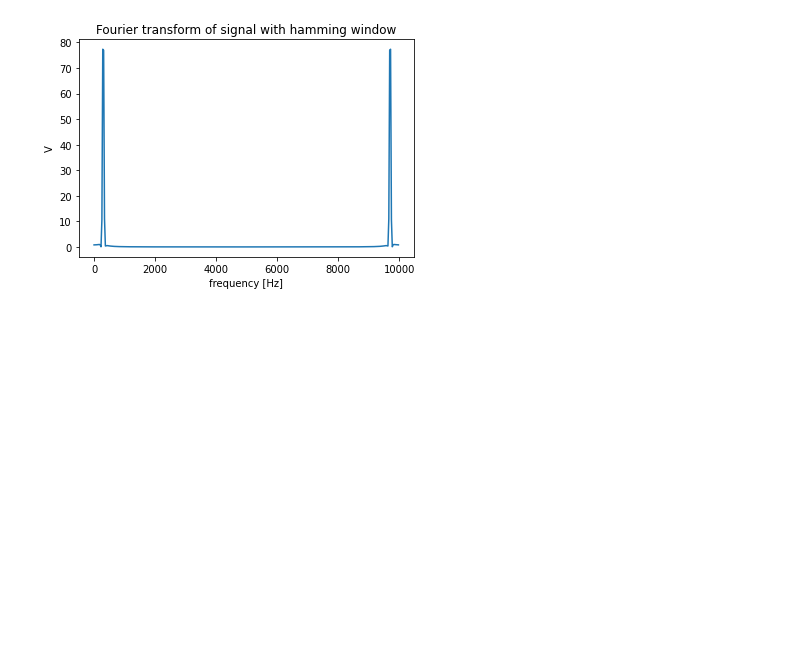
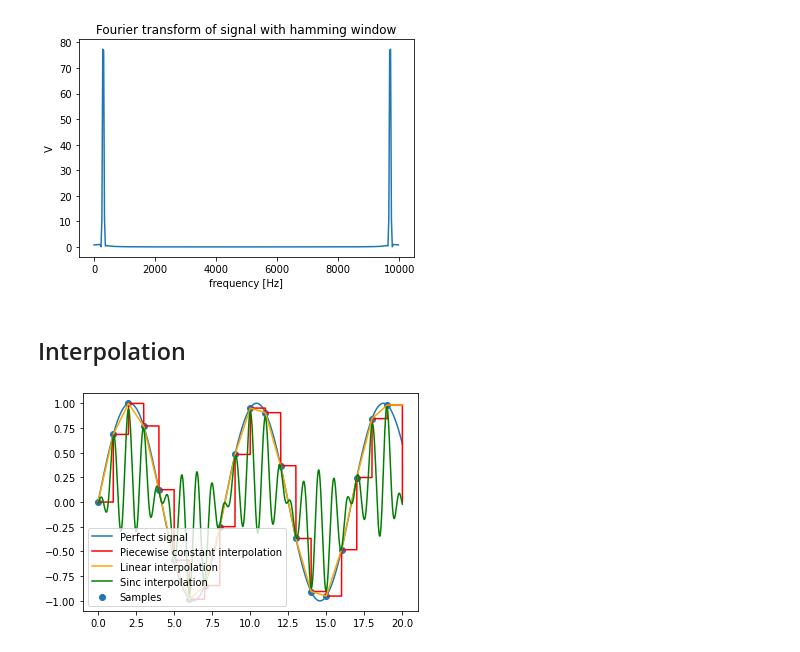
Before and after one commit to JackBarker7/practicals_code, a Jupyter notebook: EL21 - Digitisation and sampling/inverse_ft.ipynb, the cells around one changed output. Drawn from its saved outputs; the diff is of its cells as text; code cells hidden in the pictures; blank space fills up the shorter version.

Commit message:
sinc

```diff
--- a/EL21 - Digitisation and sampling/inverse_ft.ipynb
+++ b/EL21 - Digitisation and sampling/inverse_ft.ipynb
@@ -197,3 +197,47 @@ plt.savefig("ft_of_hamming_window.png")
 plt.show()
 # %% [output]
 [figure]
+# %% [markdown]
+## Interpolation
+# %%
+import math
+fs = 1000 # sampling frequency
+nsample = 20
+freq = 120
+xvals = np.linspace(0, nsample, 10000)
+sample_nums = np.arange(nsample) # sample numbers
+signal = np.sin(2*np.pi*sample_nums*freq/fs)
+perfect_signal = np.sin(2*np.pi*xvals*freq/fs)
+
+# picewise constant interpolation
+pci = []
+for x in xvals:
+    if x < 0 or x >= nsample:
+        pci.append(0)
+    else:
+        pci.append(signal[math.floor(x)])
+
+li = np.interp(xvals, sample_nums, signal)
+
+#sinc interpolation
+def whittaker_shannon(x):
+    N=nsample
+    rep = 0
+
+    for i in range(N):
+        rep+=signal[i] * np.sinc(np.pi*(x-i*1/fs)/(1/fs))
+    return rep
+
+sinc = []
+for x in xvals:
+    sinc.append(whittaker_shannon(x/fs))
+
+plt.scatter(sample_nums, signal, label = "Samples")
+plt.plot(xvals, perfect_signal, label = "Perfect signal")
+plt.plot(xvals, pci, color = "red", label="Piecewise constant interpolation")
+plt.plot(xvals, li, color = "orange", label="Linear interpolation")
+plt.plot(xvals, sinc, color = "green", label="Sinc interpolation")
+plt.legend()
+plt.show()
+# %% [output]
+[figure, added]
```
